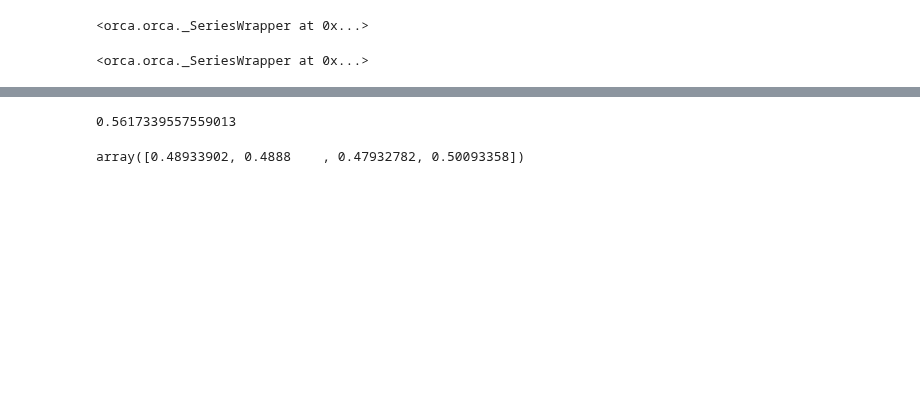
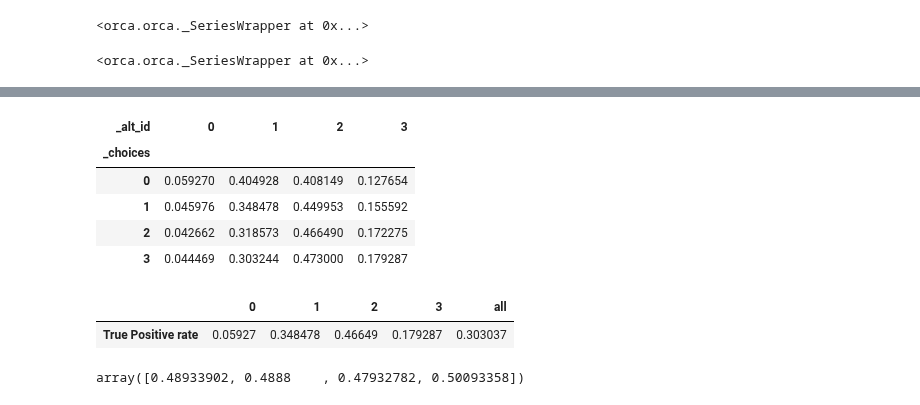
Before and after one commit to ual/ual_model_workspace, a Jupyter notebook: fall-2018-models/notebooks-jayne/auto_ownership.ipynb, the cells around one changed output, grey strips where cells are left out. Cells and saved outputs as stored; diff of their text form; code cells hidden in the pictures; blank space fills up the shorter version.

```diff
--- a/fall-2018-models/notebooks-jayne/auto_ownership.ipynb
+++ b/fall-2018-models/notebooks-jayne/auto_ownership.ipynb
@@ -194,0 +134,12 @@ def hh_merged():
+# %%
+X0 = df1[acc_cols + ['persons','age_of_head','workers','children',
+         'single_family_int','tenure_1','tenure_2','tenure_3','county_1', 'county_13', 'county_41',
+       'county_55', 'county_75', 'county_81', 'county_85', 'county_95',
+       'county_97'
+        ]
+       + list(income_bin_dummies.columns)]
+y = df1['cars_alt']
+
+rf.fit(X0,y)
+importances = rf.feature_importances_
+indices = np.argsort(importances)[::-1]
@@ -200,31 +185,26 @@ m2.model_expression = OrderedDict([
     ('intercept', [1,2,3]),
     ('income_2',[0]),
     ('income_4',[0]),
-    ('income_6',[1]),
-    ('income_8',[1]),
-    ('income_10',[2,3]),
-    ('income_12',[2,3]),
+    ('income_6',[0,1]),
+    ('income_8',[0,1]),
+    ('income_10',[1,2,3]),
+    ('income_12',[1,2,3]),
     ('income_12p',[1,2,3]),
     ('persons',[1,2,3]),
     ('age_of_head',[1,2,3]),
-    ('workers',[2,3]),
-    ('children',[1,3]),
+    ('workers',[1,2,3]),
+    ('children',[1,2,3]),
     ('single_family_int',[1,2,3]),
     ('tenure_1',[[1,2,3]]),
-    ('has_transit',[[1,2,3]]),
-    ('county_1',[[1,2,3]]),
-    ('county_75', [[1,2,3]]),
-    ('units_sf_10000',[1,2,3]),
-    ('renters_10000',[1,2,3]),
-    ('jobs_45',[1,2,3]),
-    ('jobs_30',[1,2,3]),
-    ('jobs_15',[1,2,3]),
-     ])
+    ('tenure_2',[[1,2,3]]),
+])
+
+for feature in X0.columns[importances>importances.mean()]:
+    if feature not in m2.model_expression:
+        m2.model_expression.update({feature:[0]})
 # %%
 m2.tables = ['hh_merged']
 m2.choice_column = 'cars_alt'
 # %%
-chooser_ids = orca.get_table('households').to_frame().sample(15000,random_state = 2).index.values # sample 15000 based on household ID
+chooser_ids = orca.get_table('households').to_frame().sample(10000,random_state = 2).index.values # sample 15000 based on household ID
 m2.filters = ['household_id in [{0}]'.format(','.join(map(str, chooser_ids)))]
-# %%
-m2.fit()
@@ -254,7 +240,17 @@ plt.show()
-# %%
-sum(m2.choices.reset_index(drop = True)==predicted_choices.reset_index(drop = True)) / len(predicted_choices)
-# %% [output]
-0.5617339557559013
+# %%
+validate.model_crosstab(m2)
+# %% [output]
+| _alt_id | 0 | 1 | 2 | 3 |
+| _choices |  |  |  |  |
+| 0 | 0.059270 | 0.404928 | 0.408149 | 0.127654 |
+| 1 | 0.045976 | 0.348478 | 0.449953 | 0.155592 |
+| 2 | 0.042662 | 0.318573 | 0.466490 | 0.172275 |
+| 3 | 0.044469 | 0.303244 | 0.473000 | 0.179287 |
+# %%
+validate.tp_rates(m2)
+# %% [output]
+|  | 0 | 1 | 2 | 3 | all |
+| True Positive rate | 0.05927 | 0.348478 | 0.46649 | 0.179287 | 0.303037 |
 # %%
 # Random forest
 from sklearn.ensemble import RandomForestClassifier
```
Also changed, not shown: parts of 30 cells of this notebook.
